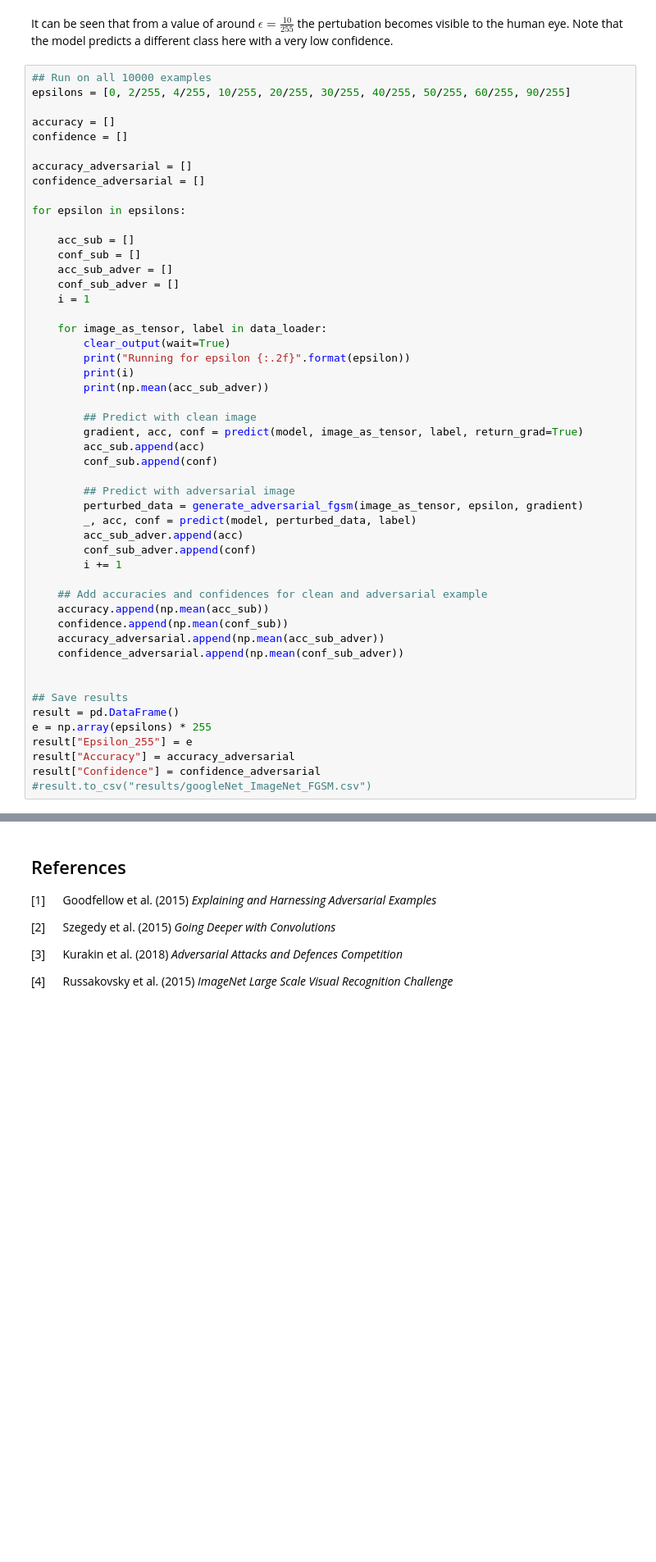
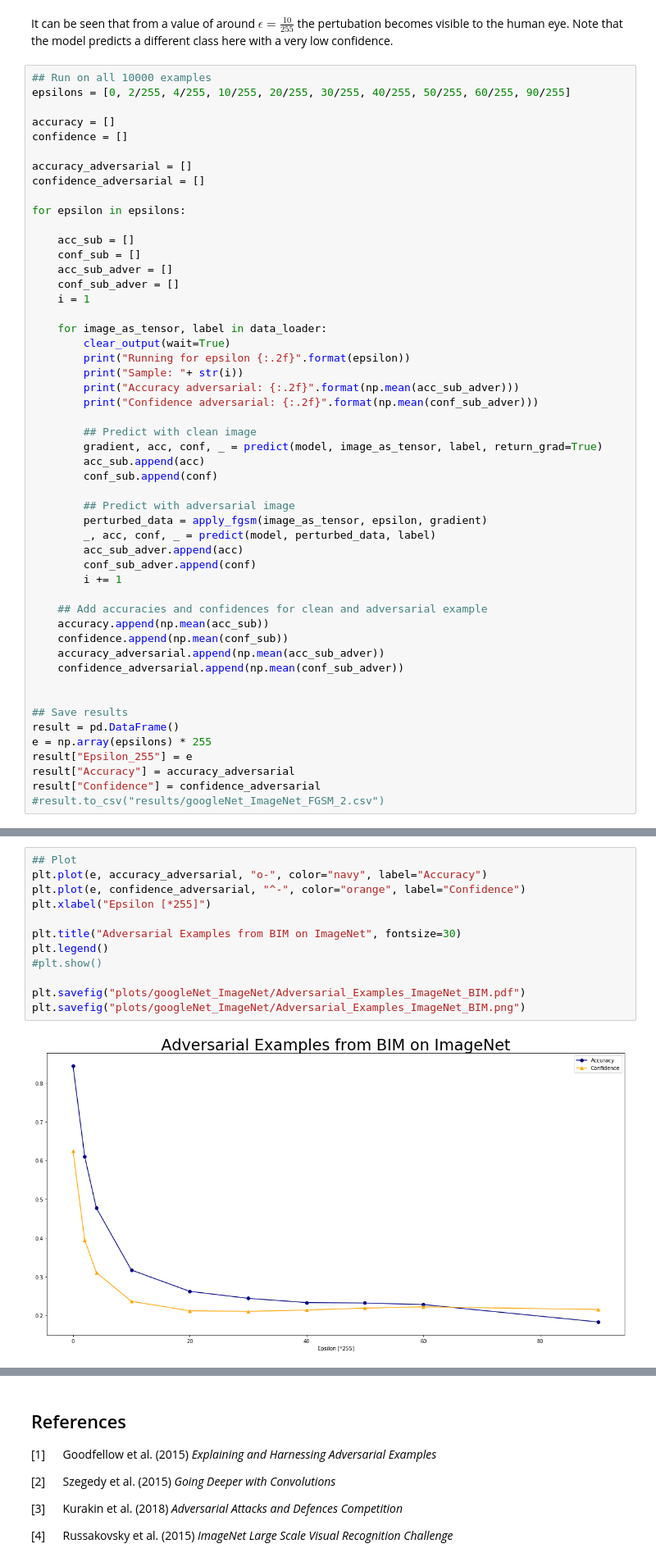
Before and after one commit to phil-hoang/Adversarial_Examples_GANs, a Jupyter notebook: 1_2-Adversarial_Examples_googleNet_ImageNet.ipynb, the cells around one changed output, grey strips where cells are left out. Shown at 82% size. Saved outputs shown, nothing was run; the diff lists cells and outputs as text; blank space fills up the shorter version.

```diff
--- a/1_2-Adversarial_Examples_googleNet_ImageNet.ipynb
+++ b/1_2-Adversarial_Examples_googleNet_ImageNet.ipynb
@@ -367,17 +398,18 @@ for epsilon in epsilons:
     for image_as_tensor, label in data_loader:
         clear_output(wait=True)
         print("Running for epsilon {:.2f}".format(epsilon))
-        print(i)
-        print(np.mean(acc_sub_adver))
+        print("Sample: "+ str(i))
+        print("Accuracy adversarial: {:.2f}".format(np.mean(acc_sub_adver)))
+        print("Confidence adversarial: {:.2f}".format(np.mean(conf_sub_adver)))
 
         ## Predict with clean image
-        gradient, acc, conf = predict(model, image_as_tensor, label, return_grad=True)
+        gradient, acc, conf, _ = predict(model, image_as_tensor, label, return_grad=True)
         acc_sub.append(acc)
         conf_sub.append(conf)
 
         ## Predict with adversarial image
-        perturbed_data = generate_adversarial_fgsm(image_as_tensor, epsilon, gradient)
-        _, acc, conf = predict(model, perturbed_data, label)
+        perturbed_data = apply_fgsm(image_as_tensor, epsilon, gradient)
+        _, acc, conf, _ = predict(model, perturbed_data, label)
         acc_sub_adver.append(acc)
         conf_sub_adver.append(conf)
         i += 1
@@ -395,4 +427,4 @@ e = np.array(epsilons) * 255
 result["Epsilon_255"] = e
 result["Accuracy"] = accuracy_adversarial
 result["Confidence"] = confidence_adversarial
-#result.to_csv("results/googleNet_ImageNet_FGSM.csv")
+#result.to_csv("results/googleNet_ImageNet_FGSM_2.csv")
@@ -415,0 +694,14 @@ plt.legend()
+# %%
+## Plot
+plt.plot(e, accuracy_adversarial, "o-", color="navy", label="Accuracy")
+plt.plot(e, confidence_adversarial, "^-", color="orange", label="Confidence")
+plt.xlabel("Epsilon [*255]")
+
+plt.title("Adversarial Examples from BIM on ImageNet", fontsize=30)
+plt.legend()
+#plt.show()
+
+plt.savefig("plots/googleNet_ImageNet/Adversarial_Examples_ImageNet_BIM.pdf")
+plt.savefig("plots/googleNet_ImageNet/Adversarial_Examples_ImageNet_BIM.png")
+# %% [output]
+[figure, added]
```
Also changed, not shown: parts of 25 cells of this notebook, 27 other files.
